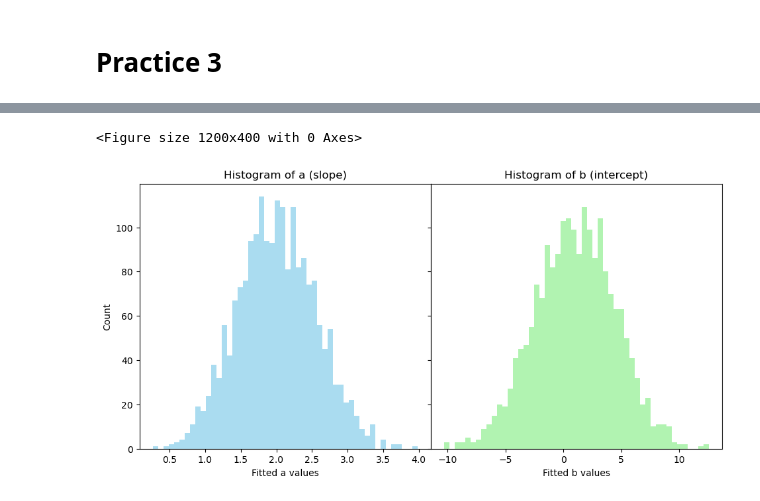
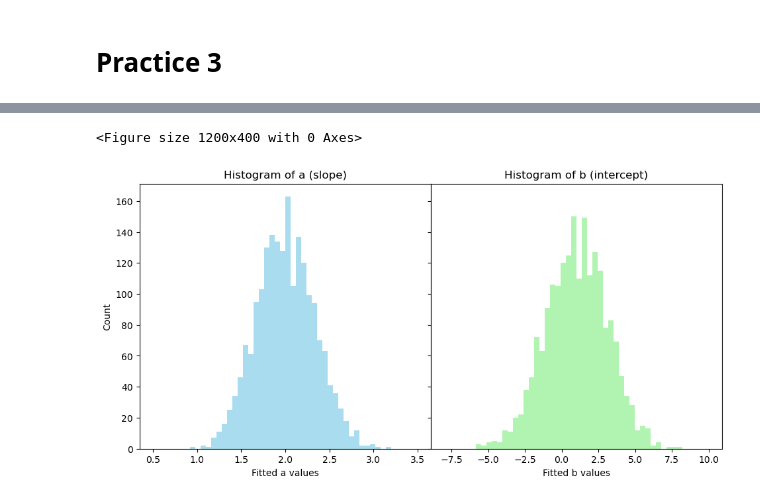
Before and after one commit to hyp0515/exp_phy_ii, a Jupyter notebook: may6/practice_1.ipynb, the cells around one changed output, grey strips where cells are left out. Saved outputs shown, nothing was run; the diff lists cells and outputs as text; code cells hidden in the pictures.

```diff
--- a/may6/practice_1.ipynb
+++ b/may6/practice_1.ipynb
@@ -13,7 +13,7 @@ np.random.seed(42)
 true_a = 2.0
 true_b = 1.0
 #題目要求
-sigma0 = 5.0
+sigma0 = 3.0
 x = np.linspace(1, 10, 10)
 num_sets = 2000
 # %%
@@ -283,8 +327,5 @@ plt.show()
 # %% [markdown]
 # Practice 3
-# %%
-a_list = np.array(a_list)
-b_list = np.array(b_list)
 # %%
 #對每個x值，計算y的平均與標準差
 y_all = np.array(all_data)  #shape = (2000, 10)
@@ -317,24 +376,24 @@ print(cov_matrix)
 # %%
 #繪製a與b的直方圖與2D直方圖
 plt.figure(figsize=(12, 4))
 fig, ax = plt.subplots(1, 2, figsize=(10, 5), sharey=True)
 plt.subplots_adjust(left=0.07, right=0.95, top=0.9, bottom=0.1, hspace=0, wspace=0)
 # plt.subplot(1, 2, 1)
-ax[0].hist(a_list, bins=50, alpha=0.7, color='skyblue')
+ax[0].hist(a_list, bins=50, alpha=0.7, color='skyblue', range=(0.5, 3.5), histtype='stepfilled')
 ax[0].set_xlabel("Fitted a values")
 ax[0].set_ylabel("Count")
 ax[0].set_title("Histogram of a (slope)")
 #plt.savefig("output.3_1.pdf", transparent=True)
 
 
-ax[1].hist(b_list, bins=50, alpha=0.7, color='lightgreen')
+ax[1].hist(b_list, bins=50, alpha=0.7, color='lightgreen', range=(-8, 10), histtype='stepfilled')
 ax[1].set_xlabel("Fitted b values")
 # ax[1].set_ylabel("Count")
 ax[1].set_title("Histogram of b (intercept)")
-plt.savefig("output3_1.pdf", transparent=True)
+plt.savefig("output3_2.pdf", transparent=True)
 plt.show()
 # %% [output]
 <Figure size 1200x400 with 0 Axes>
-[figure, old version]
+[figure, new version]
 # %%
 #2D直方圖
```
Also changed, not shown: parts of 18 cells of this notebook, 13 other files.
